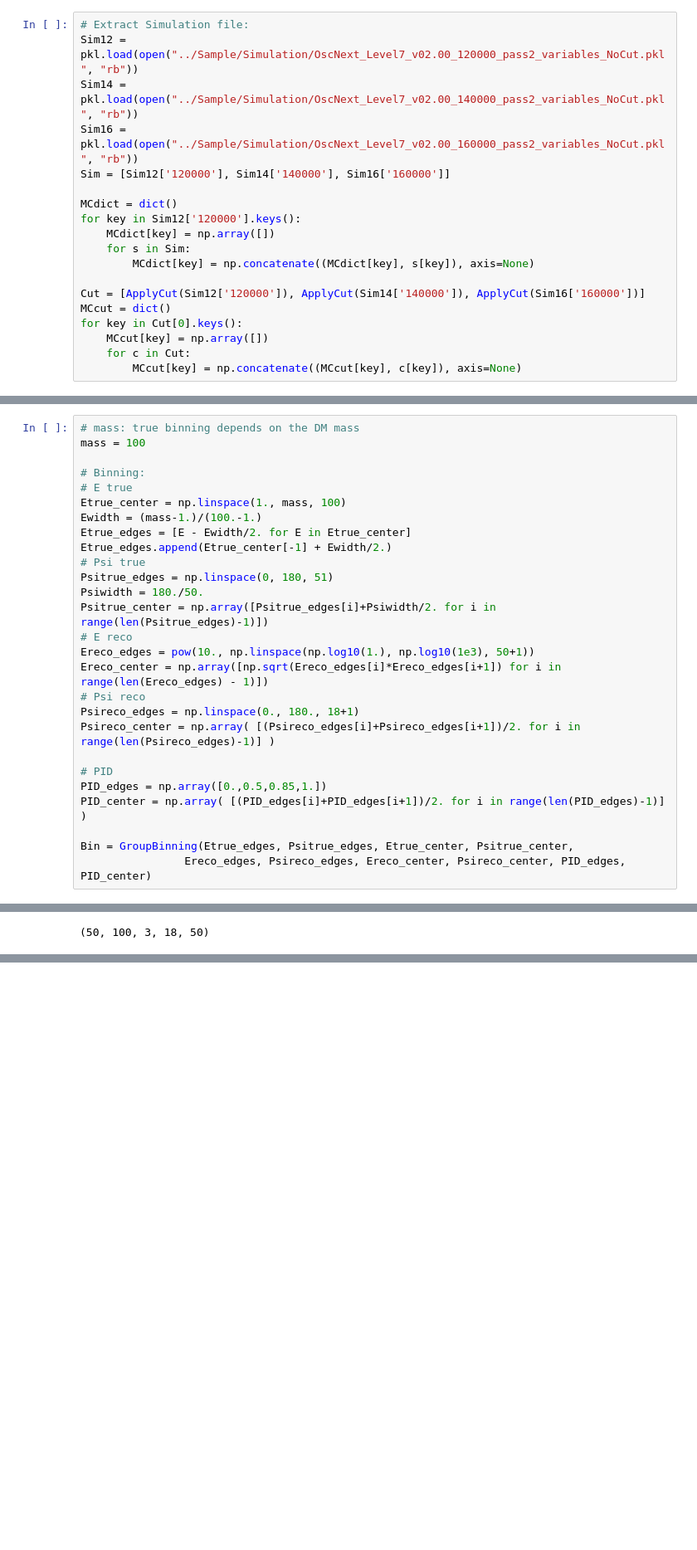
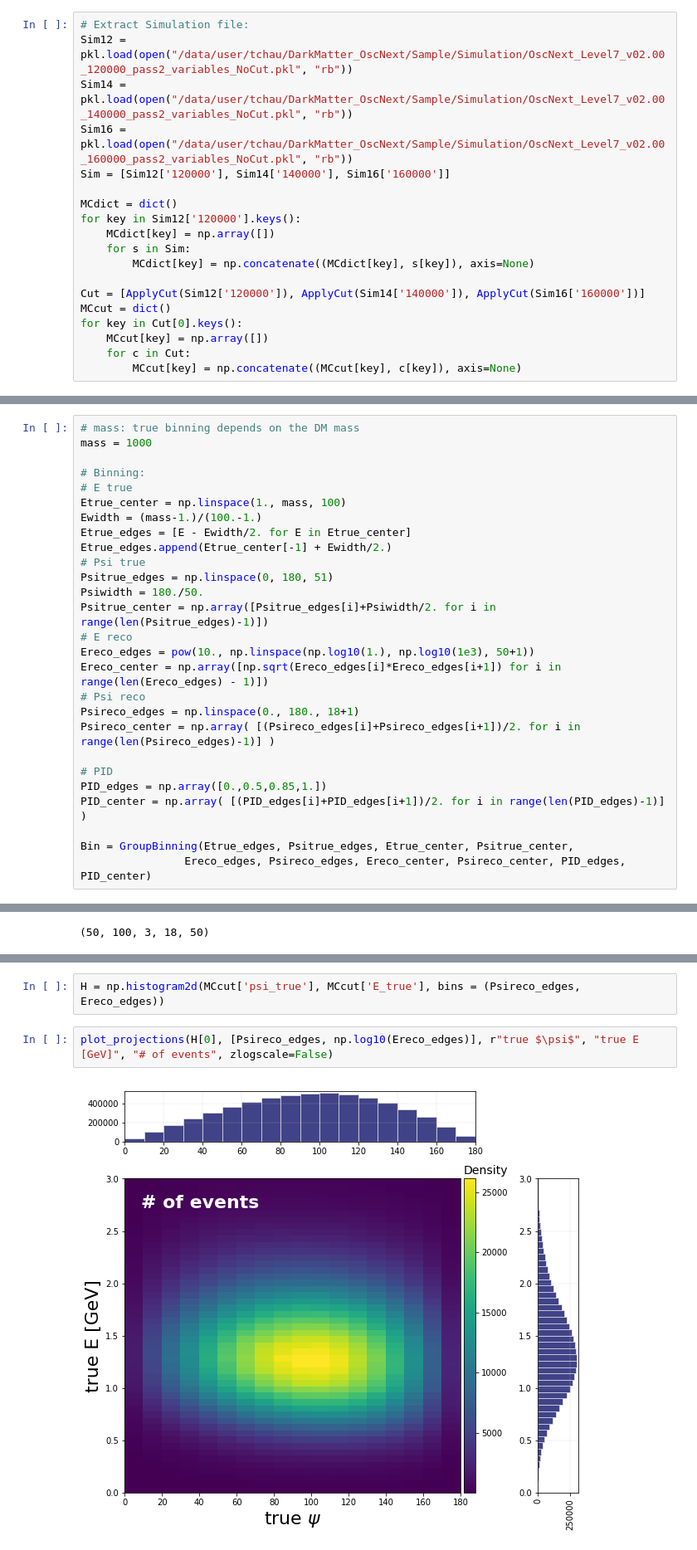
Before and after one commit to NhanChau94/GC_OscNext, a Jupyter notebook: DetResponse/DetectorResponse.ipynb, the cells around one changed output, grey strips where cells are left out. Shown at 83% size. Drawn from its saved outputs; the diff is of its cells as text; blank space fills up the shorter version.

```diff
--- a/DetResponse/DetectorResponse.ipynb
+++ b/DetResponse/DetectorResponse.ipynb
@@ -19,8 +16,8 @@ The autoreload extension is already loaded. To reload it, use:
 # %%
 # Extract Simulation file:
-Sim12 = pkl.load(open("../Sample/Simulation/OscNext_Level7_v02.00_120000_pass2_variables_NoCut.pkl", "rb"))
-Sim14 = pkl.load(open("../Sample/Simulation/OscNext_Level7_v02.00_140000_pass2_variables_NoCut.pkl", "rb"))
-Sim16 = pkl.load(open("../Sample/Simulation/OscNext_Level7_v02.00_160000_pass2_variables_NoCut.pkl", "rb"))
+Sim12 = pkl.load(open("/data/user/tchau/DarkMatter_OscNext/Sample/Simulation/OscNext_Level7_v02.00_120000_pass2_variables_NoCut.pkl", "rb"))
+Sim14 = pkl.load(open("/data/user/tchau/DarkMatter_OscNext/Sample/Simulation/OscNext_Level7_v02.00_140000_pass2_variables_NoCut.pkl", "rb"))
+Sim16 = pkl.load(open("/data/user/tchau/DarkMatter_OscNext/Sample/Simulation/OscNext_Level7_v02.00_160000_pass2_variables_NoCut.pkl", "rb"))
 Sim = [Sim12['120000'], Sim14['140000'], Sim16['160000']]
 
 MCdict = dict()
@@ -50,6 +42,6 @@ array([ 78.01677276,  43.49210912,  62.31341885, ...,  83.78406131,
 # %%
 # mass: true binning depends on the DM mass
-mass = 100
+mass = 1000
 
 # Binning:
 # E true
@@ -124,0 +152,6 @@ for mass in masses:
+# %%
+H = np.histogram2d(MCcut['psi_true'], MCcut['E_true'], bins = (Psireco_edges, Ereco_edges))
+# %%
+plot_projections(H[0], [Psireco_edges, np.log10(Ereco_edges)], r"true $\psi$", "true E [GeV]", "# of events", zlogscale=False)
+# %% [output]
+[figure, added]
```
Also changed, not shown: parts of 11 cells of this notebook, 23 other files.
